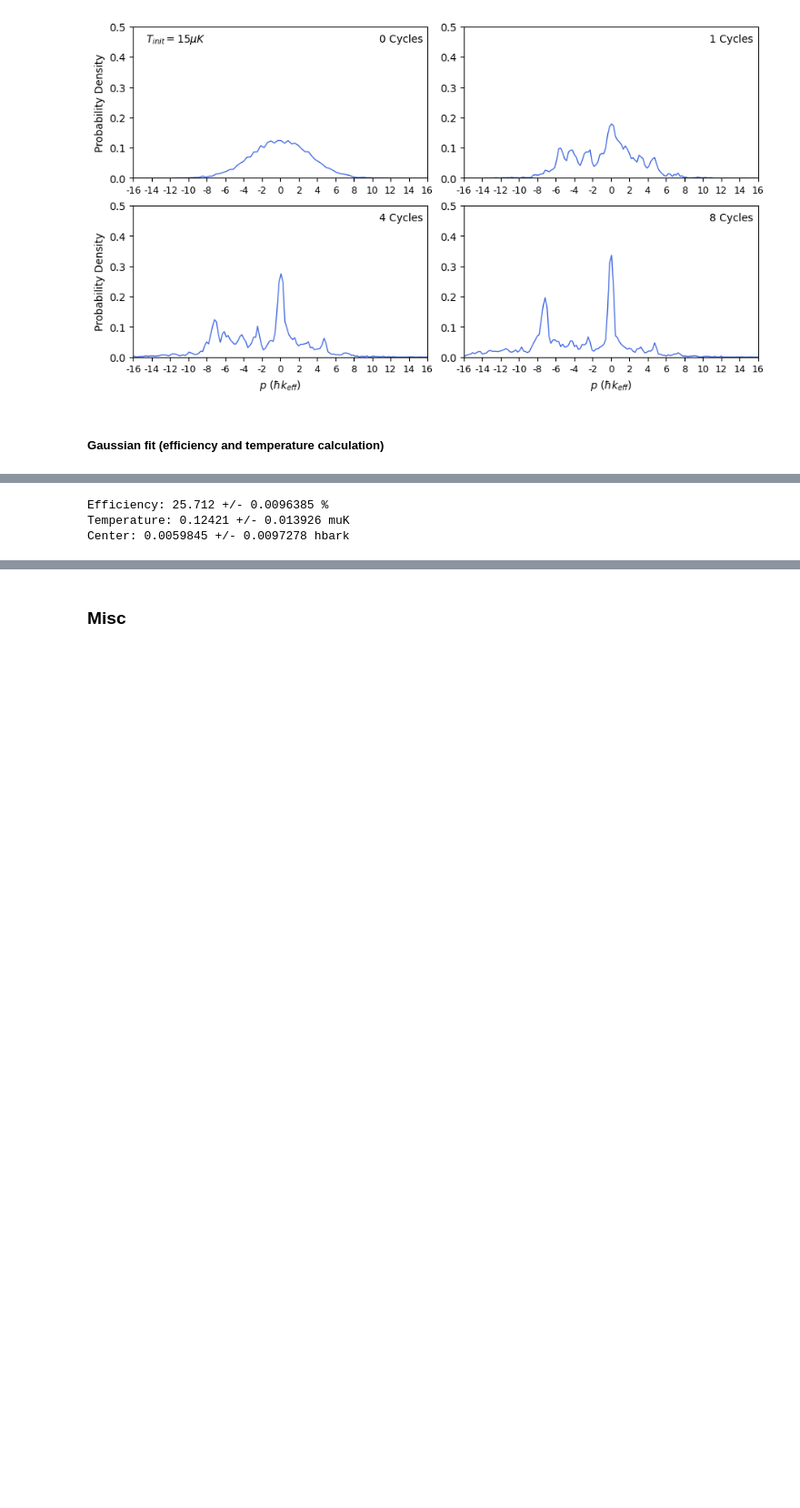
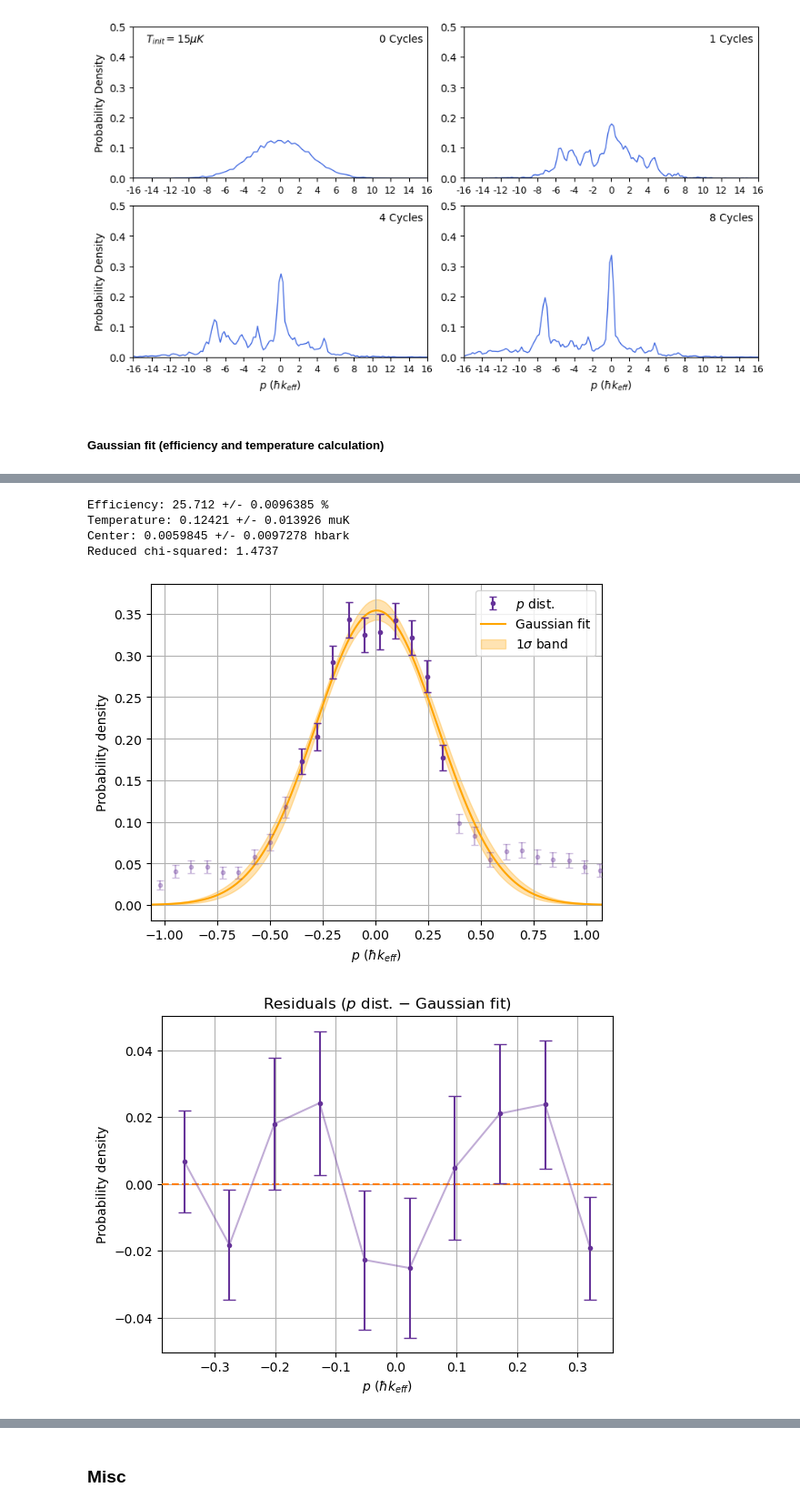
Before and after one commit to tr2g20/simulations, a Jupyter notebook: example_notebook.ipynb, the cells around one changed output, grey strips where cells are left out. Shown at 91% size. Saved outputs shown, nothing was run; the diff lists cells and outputs as text; code cells hidden in the pictures; blank space fills up the shorter version.

```diff
--- a/example_notebook.ipynb
+++ b/example_notebook.ipynb
@@ -362,7 +362,7 @@ print(np.shape(moms_list[2]))
 ##### Gaussian fit (efficiency and temperature calculation)
 # %%
 # Load in data
-path = Path("data/algorithmic cooling/RR3_example.h5")
+path = Path("RR3_example.h5")
 loaded_dict = load_p_dists(file_path=path)
 moms_list = loaded_dict["p_list"]
 fracs_list = loaded_dict["weights_list"]
@@ -387,11 +387,12 @@ xscale = 3
 # Default is 0.5 (i.e. FWHM)
 threshold = 0.5
 
-amp, T, shift, errs = fit_gaussian(moms_list[-1], fracs=fracs_list[-1], range = global_range, nbins=1000,
+amp, T, shift, errs, _, _ = fit_gaussian(moms_list[-1], fracs=fracs_list[-1], range = global_range, nbins=1000,
                                    xscale=xscale,
                                    threshold=threshold,
                                    plot=True,
                                    print_vals=True,
-                                   joindata=False
+                                   joindata=False,
+                                   plot_residuals=True
                                     )
 # %% [output]
@@ -399,6 +399,9 @@ amp, T, shift, errs = fit_gaussian(moms_list[-1], fracs=fracs_list[-1], range =
 Efficiency: 25.712 +/- 0.0096385 %
 Temperature: 0.12421 +/- 0.013926 muK
 Center: 0.0059845 +/- 0.0097278 hbark
+Reduced chi-squared: 1.4737
+[figure, added]
+[figure, added]
 # %%
 ### Fitting gaussian with manual data truncation ###
 
```
Also changed, not shown: parts of 4 cells of this notebook, 5 other files.
